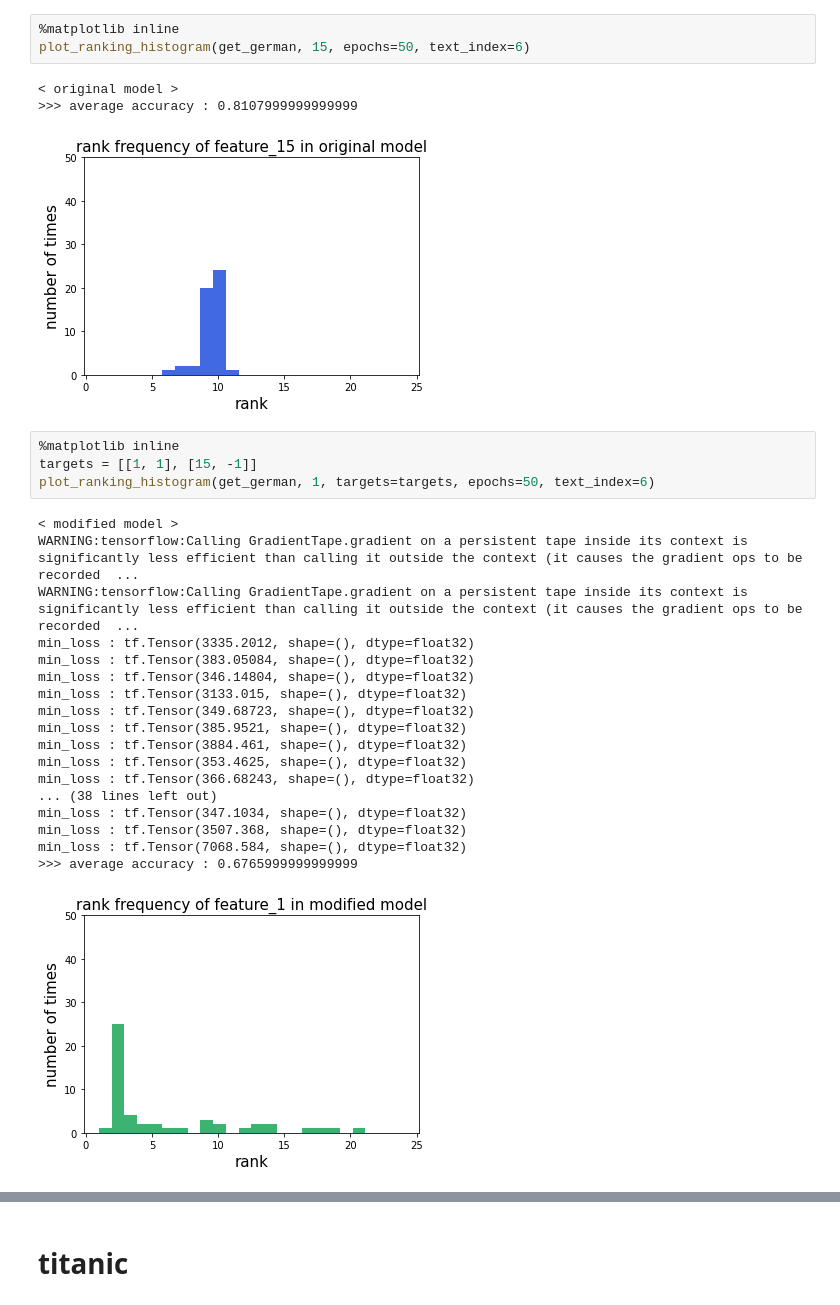
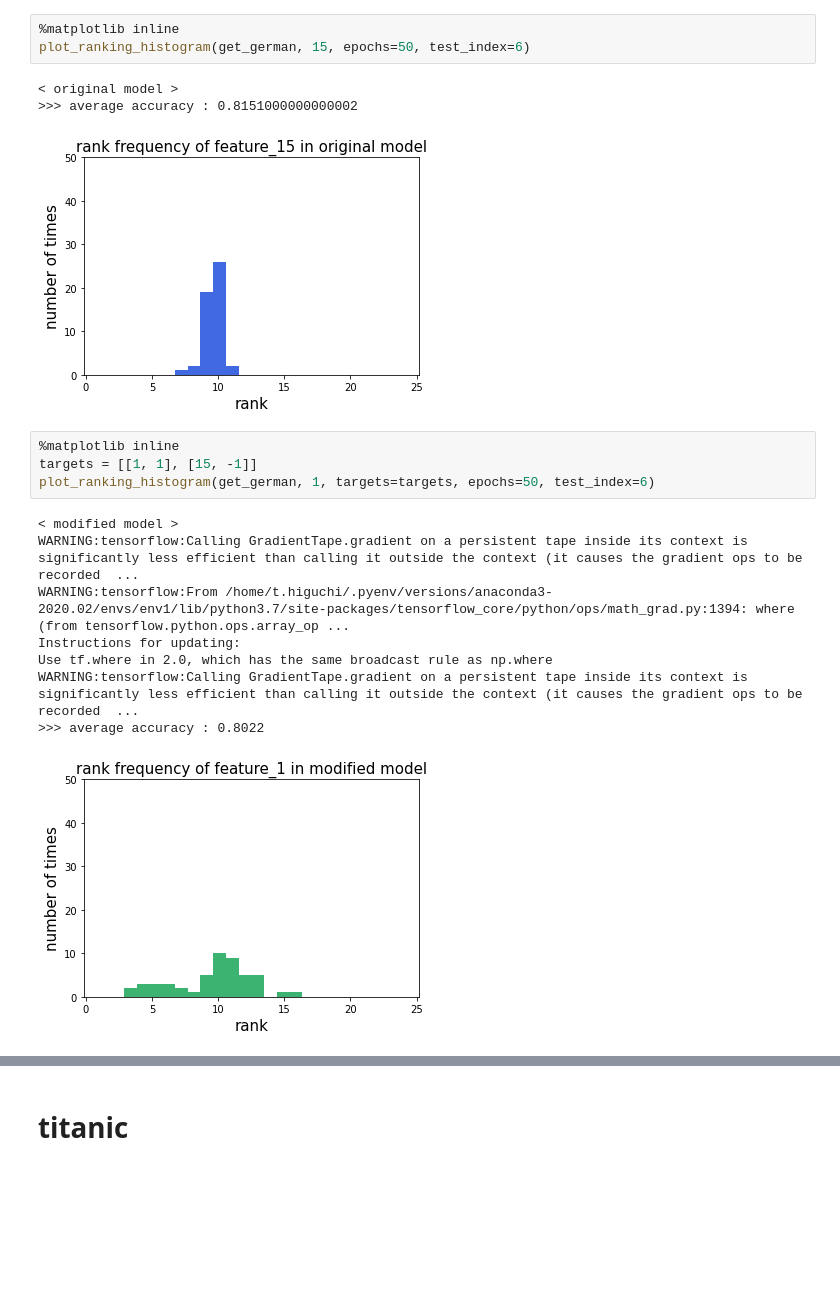
Before and after one commit to takehigu26/adv_exp, a Jupyter notebook: my_adv_exp/experiment_notebook.ipynb, the cells around one changed output, grey strips where cells are left out. Cells and saved outputs as stored; diff of their text form; blank space fills up the shorter version.

```diff
--- a/my_adv_exp/experiment_notebook.ipynb
+++ b/my_adv_exp/experiment_notebook.ipynb
@@ -15,32 +15,22 @@ plot_ranking_histogram(get_german, 1, epochs=50, text_index=6)
 # %%
 %matplotlib inline
-plot_ranking_histogram(get_german, 15, epochs=50, text_index=6)
+plot_ranking_histogram(get_german, 15, epochs=50, test_index=6)
 # %% [output]
 < original model >
->>> average accuracy : 0.8107999999999999
+>>> average accuracy : 0.8151000000000002
-[figure, old version]
+[figure, new version]
 # %%
 %matplotlib inline
 targets = [[1, 1], [15, -1]]
-plot_ranking_histogram(get_german, 1, targets=targets, epochs=50, text_index=6)
+plot_ranking_histogram(get_german, 1, targets=targets, epochs=50, test_index=6)
 # %% [output]
 < modified model >
 WARNING:tensorflow:Calling GradientTape.gradient on a persistent tape inside its context is significantly less efficient than calling it outside the context (it causes the gradient ops to be recorded  ...
+WARNING:tensorflow:From /home/t.higuchi/.pyenv/versions/anaconda3-2020.02/envs/env1/lib/python3.7/site-packages/tensorflow_core/python/ops/math_grad.py:1394: where (from tensorflow.python.ops.array_op ...
+Instructions for updating:
+Use tf.where in 2.0, which has the same broadcast rule as np.where
 WARNING:tensorflow:Calling GradientTape.gradient on a persistent tape inside its context is significantly less efficient than calling it outside the context (it causes the gradient ops to be recorded  ...
-min_loss : tf.Tensor(3335.2012, shape=(), dtype=float32)
-min_loss : tf.Tensor(383.05084, shape=(), dtype=float32)
-min_loss : tf.Tensor(346.14804, shape=(), dtype=float32)
-min_loss : tf.Tensor(3133.015, shape=(), dtype=float32)
-min_loss : tf.Tensor(349.68723, shape=(), dtype=float32)
-min_loss : tf.Tensor(385.9521, shape=(), dtype=float32)
-min_loss : tf.Tensor(3884.461, shape=(), dtype=float32)
-min_loss : tf.Tensor(353.4625, shape=(), dtype=float32)
-min_loss : tf.Tensor(366.68243, shape=(), dtype=float32)
-... (38 lines left out)
-min_loss : tf.Tensor(347.1034, shape=(), dtype=float32)
-min_loss : tf.Tensor(3507.368, shape=(), dtype=float32)
-min_loss : tf.Tensor(7068.584, shape=(), dtype=float32)
->>> average accuracy : 0.6765999999999999
+>>> average accuracy : 0.8022
-[figure, old version]
+[figure, new version]
 # %%
 %matplotlib inline
```
Also changed, not shown: parts of 9 cells of this notebook, 6 other files.
